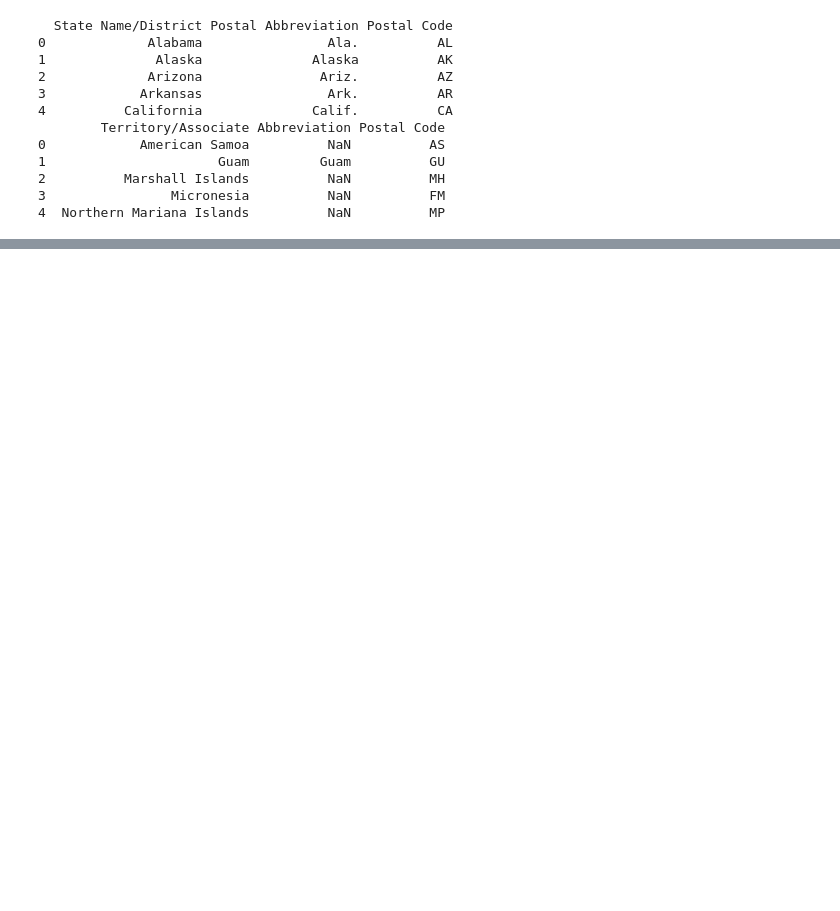
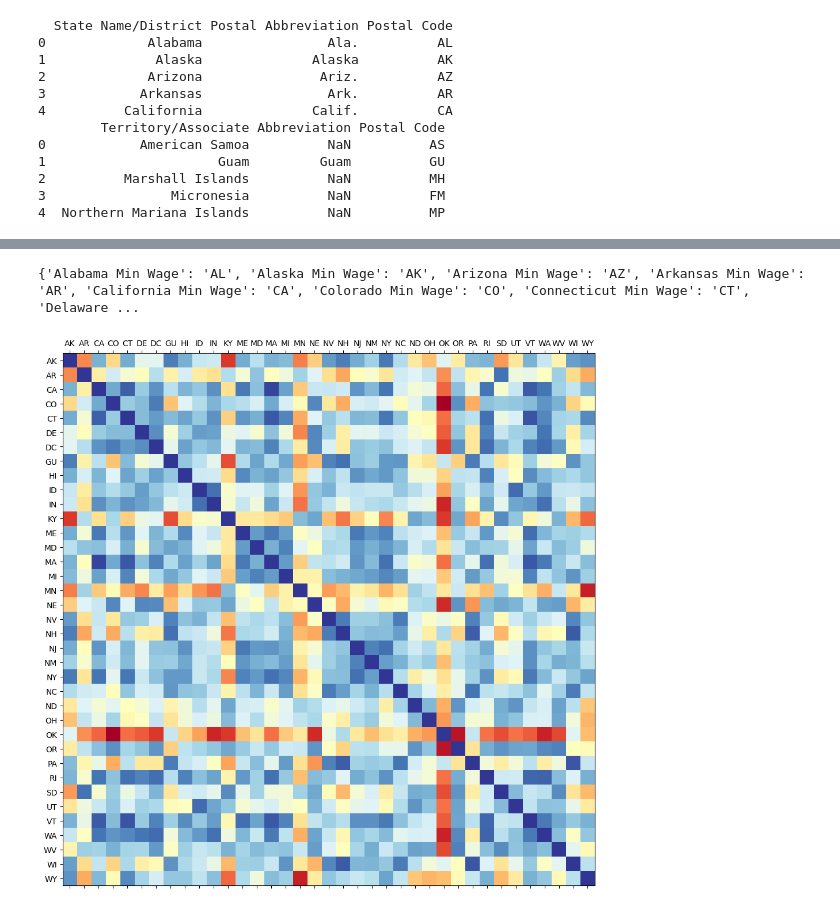
Before and after one commit to zkhan122/ai-ml-da, a Jupyter notebook: pandas-learn/basics/us_min_wage_analysis_4.ipynb, the cells around one changed output, grey strips where cells are left out. Drawn from its saved outputs; the diff is of its cells as text; code cells hidden in the pictures; blank space fills up the shorter version.

```diff
--- a/pandas-learn/basics/us_min_wage_analysis_4.ipynb
+++ b/pandas-learn/basics/us_min_wage_analysis_4.ipynb
@@ -135,0 +245,42 @@ state_abbr.head()
+# %%
+# make a function to access a nested dictionary (meant for fixed_state_abbrev) and assign each state and post code acronym to a new map
+def mapStateToCode(d, map):
+    for k, v in d.items():
+        if isinstance(v, dict):
+            mapStateToCode(v, map)
+        else:
+            state = str(k) + " Min Wage"
+            map[state] = v # ("{0} : {1}".format(k, v))
+    return map
+
+map = {}
+map = mapStateToCode(fixed_state_abbrev.to_dict(), map)
+print(map)
+
+# for k, v in map.items():
+#     abbreviations_dict[k] = v
+# %% [output]
+{'Alabama Min Wage': 'AL', 'Alaska Min Wage': 'AK', 'Arizona Min Wage': 'AZ', 'Arkansas Min Wage': 'AR', 'California Min Wage': 'CA', 'Colorado Min Wage': 'CO', 'Connecticut Min Wage': 'CT', 'Delaware ...
+# %%
+# guam is missing so we reassigning manually
+map["Guam Min Wage"] = "GU"
+
+# now we reassing labels to be every value (POST CODE ACRONYM) in map
+labels = [map[pc] for pc in min_wage_corr.columns]
+fig = plt.figure(figsize=(12, 12))
+ax = fig.add_subplot(111)
+
+# reset the plot
+ax.matshow(min_wage_corr, cmap=plt.cm.RdYlBu)
+
+# setting the labels
+ax.set_xticks(np.arange(len(labels)))
+ax.set_yticks(np.arange(len(labels)))
+ax.set_xticklabels(labels)
+ax.set_yticklabels(labels)
+
+fig.savefig("state_min_wage_correlation.png")
+
+plt.show()
+# %% [output]
+[figure, added]
```
Also changed, not shown: parts of 19 cells of this notebook, 4 other files.
